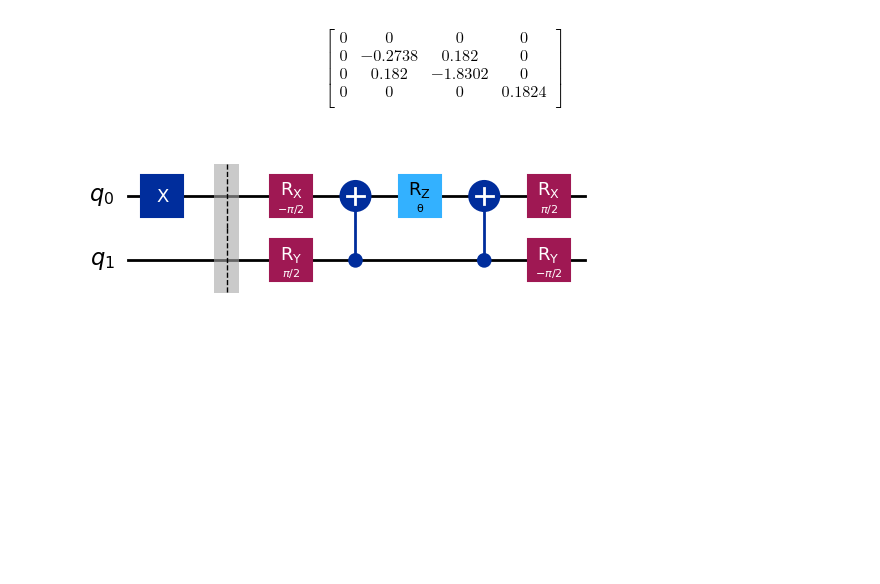
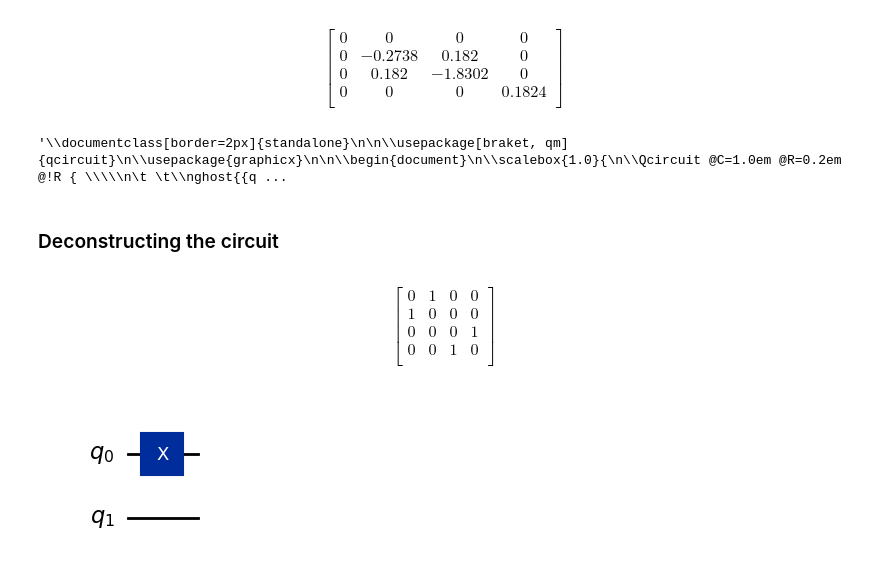
Before and after one commit to JoeJoeNguyen/quantumComputing, a Jupyter notebook: QML/Tqr.ipynb, the cells around one changed output. Drawn from its saved outputs; the diff is of its cells as text; code cells hidden in the pictures; blank space fills up the shorter version.

```diff
--- a/QML/Tqr.ipynb
+++ b/QML/Tqr.ipynb
@@ -272,6 +272,30 @@ qc.cx(1,0)
 
 qc.ry(param2,1)
 qc.rx(param1,0)
-qc.draw('mpl')
+qc.draw('latex_source')
 # %% [output]
-[figure, removed]
+'\\documentclass[border=2px]{standalone}\n\n\\usepackage[braket, qm]{qcircuit}\n\\usepackage{graphicx}\n\n\\begin{document}\n\\scalebox{1.0}{\n\\Qcircuit @C=1.0em @R=0.2em @!R { \\\\\n\t \t\\nghost{{q ...
+# %% [markdown]
+### Deconstructing the circuit
+# %%
+# First part - the reference state
+
+qc_1 = QuantumCircuit(2)
+qc_1.x(0)
+
+qc_1_op = Operator.from_circuit(qc_1)
+
+qc_1_op.draw('latex')
+# %% [output]
+$$
+\begin{bmatrix}
+0 & 1 & 0 & 0  \\
+ 1 & 0 & 0 & 0  \\
+ 0 & 0 & 0 & 1  \\
+ 0 & 0 & 1 & 0  \\
+ \end{bmatrix}
+$$
+# %%
+qc_1.draw('mpl')
+# %% [output]
+[figure, added]
```
Also changed, not shown: parts of 10 cells of this notebook.
